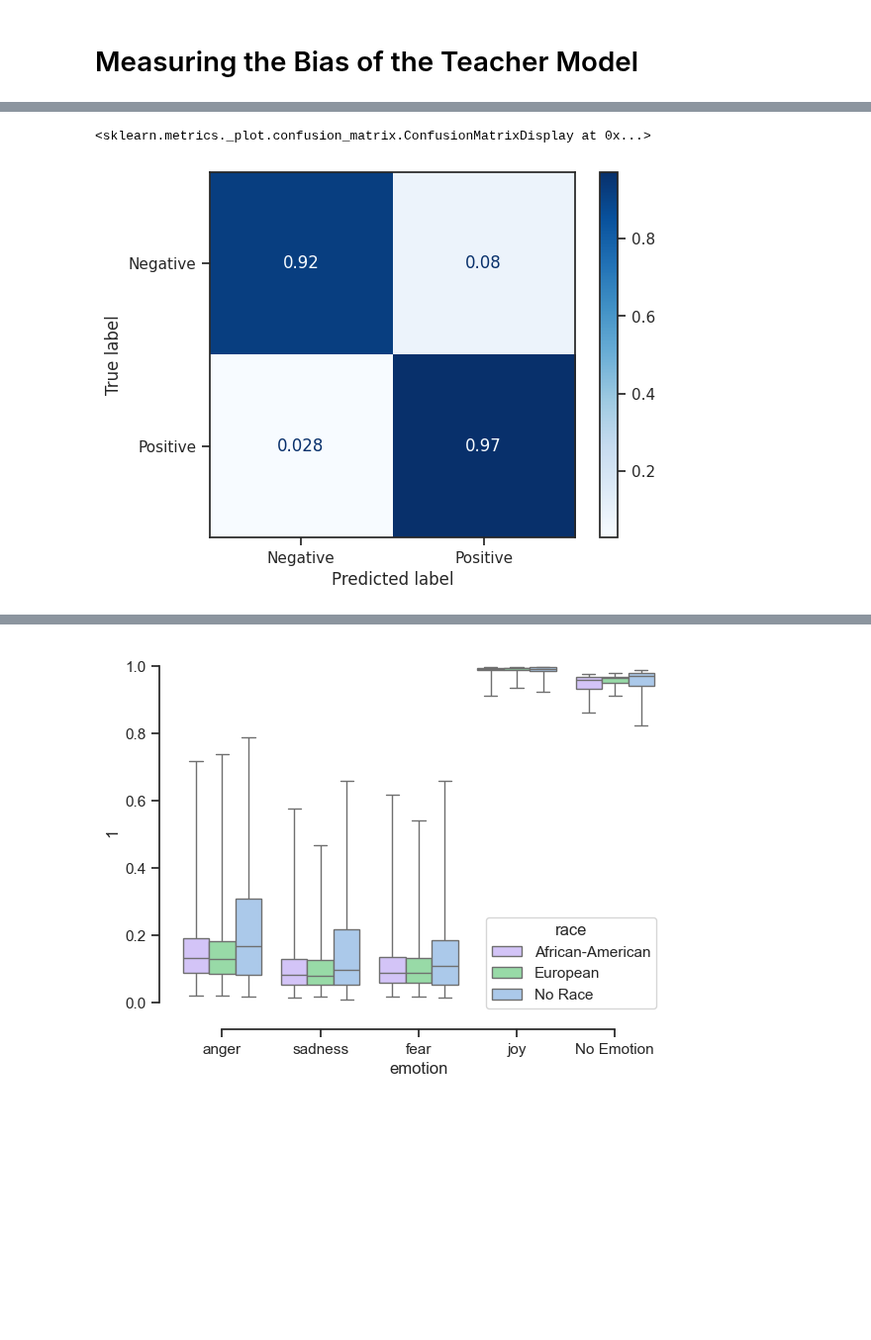
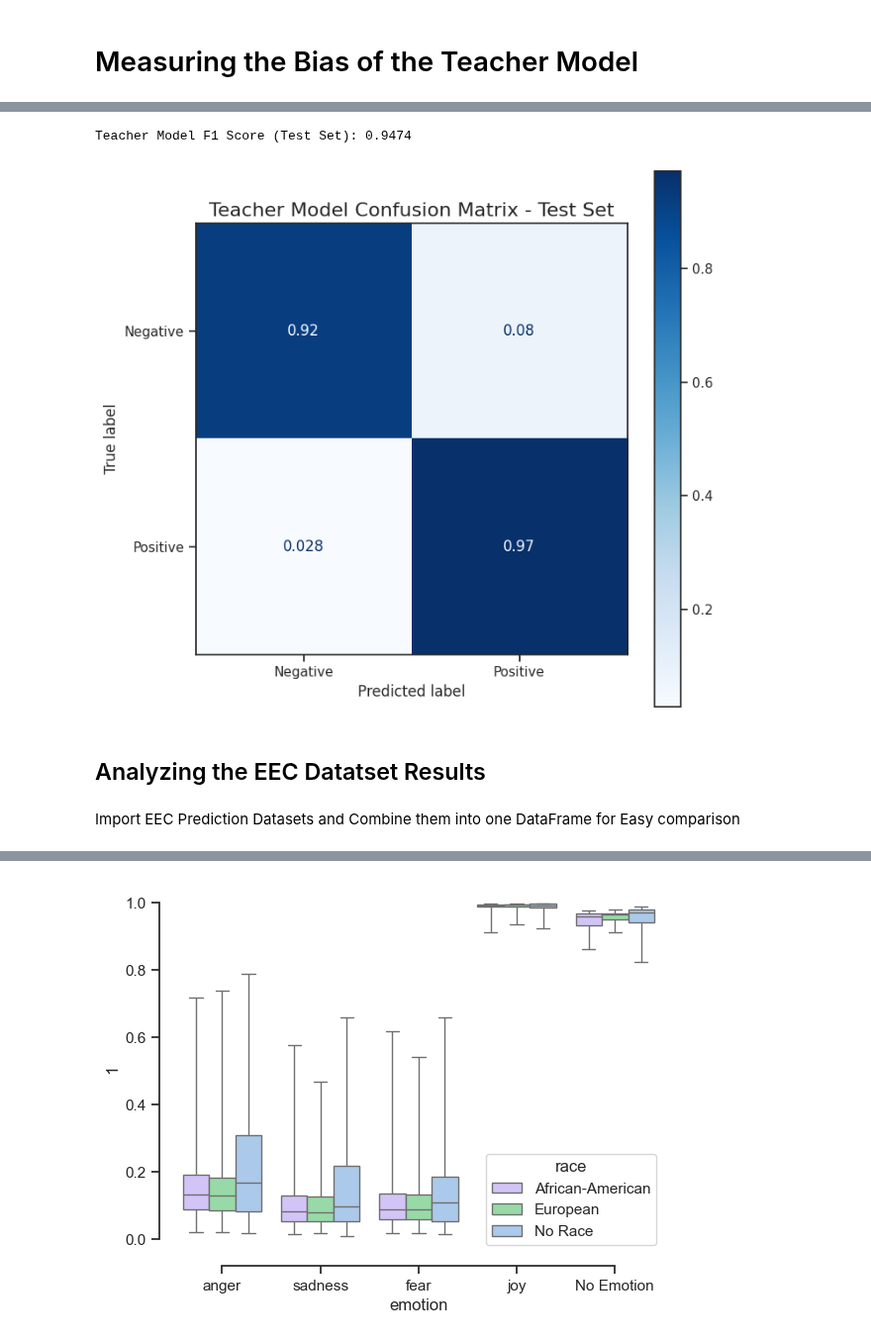
Before and after one commit to CharlesC03/NLP_Final_Project, a Jupyter notebook: analysis/teacher_analysis.ipynb, the cells around one changed output, grey strips where cells are left out. Shown at 99% size. Saved outputs shown, nothing was run; the diff lists cells and outputs as text; code cells hidden in the pictures; blank space fills up the shorter version.

```diff
--- a/analysis/teacher_analysis.ipynb
+++ b/analysis/teacher_analysis.ipynb
@@ -88,4 +75,6 @@ from sklearn.metrics import ConfusionMatrixDisplay
 # %%
-test_df = pd.read_csv("../data/llama3.1/test.csv")
-test_df.head()
+teacher_test_df = pd.read_csv("../data/llama3.1/test.csv")
+teacher_train_df = pd.read_csv("../data/llama3.1/train.csv")
+print(f"Train:{teacher_train_df.head()}\n")
+print(f"Test:{teacher_test_df.head()}\n")
 # %% [output]
@@ -98,10 +119,26 @@ test_df.head()
 # %%
+fig, ax = plt.subplots(figsize=(8, 8))
+
+test_f1_score = f1_score(
+    teacher_test_df['label'], teacher_test_df['label_1'] > 0.5
+)
+
+
 ConfusionMatrixDisplay.from_predictions(
-    test_df['label'], test_df['label_1'] > 0.5,
+    teacher_test_df['label'], teacher_test_df['label_1'] > 0.5,
     display_labels=["Negative", "Positive"],
     cmap=plt.cm.Blues,
-    normalize='true'
+    normalize='true',
+    ax = ax
 )
+
+ax.set_title("Teacher Model Confusion Matrix - Test Set", fontsize=16)
+
+fig.savefig("graphs/teacher_model_confusion_matrix_test.png", dpi=300)
+
+print(f"Teacher Model F1 Score (Test Set): {test_f1_score:.4f}")
+
+plt.show()
 # %% [output]
-<sklearn.metrics._plot.confusion_matrix.ConfusionMatrixDisplay at 0x...>
+Teacher Model F1 Score (Test Set): 0.9474
-[figure, old version]
+[figure, new version]
@@ -111,3 +145,5 @@ ConfusionMatrixDisplay.from_predictions(
+# %% [markdown]
+## Analyzing the EEC Datatset Results
 # %%
 def import_predictions(file_path: str, rm_columns: List[str] = [], rename_columns:  Dict[str, str] = {}, parquet_engine: str = "auto", apply_column_funcs: Dict[str, callable] = {}) -> pd.DataFrame:
     """Imports predictions from a file and optionally removes/renames columns. Function documentation generated with Claude Sonnet 4.5
@@ -194,5 +230,7 @@ def import_to_ds(ds: pd.DataFrame, file_path: str, prediction_columns: List[str]
     temp_ds = temp_ds[[column_key, *pred_col_names]]
     ds = ds.merge(temp_ds, on=column_key, how='left')
     return ds
+# %% [markdown]
+Import EEC Prediction Datasets and Combine them into one DataFrame for Easy comparison
 # %%
 ds = import_predictions("datasets/teacher_model_predictions.parquet", rm_columns=['0'], rename_columns={"1": "llama_1"})
```
Also changed, not shown: parts of 14 cells of this notebook, 4 other files.
